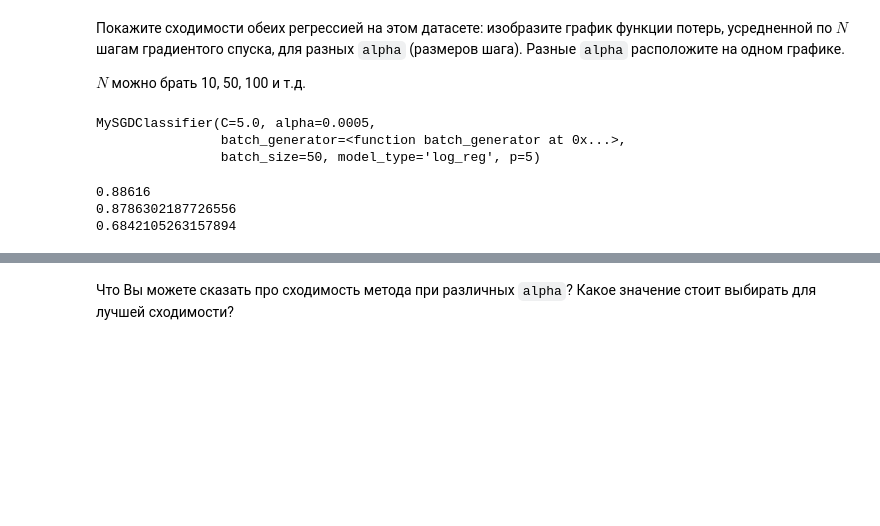
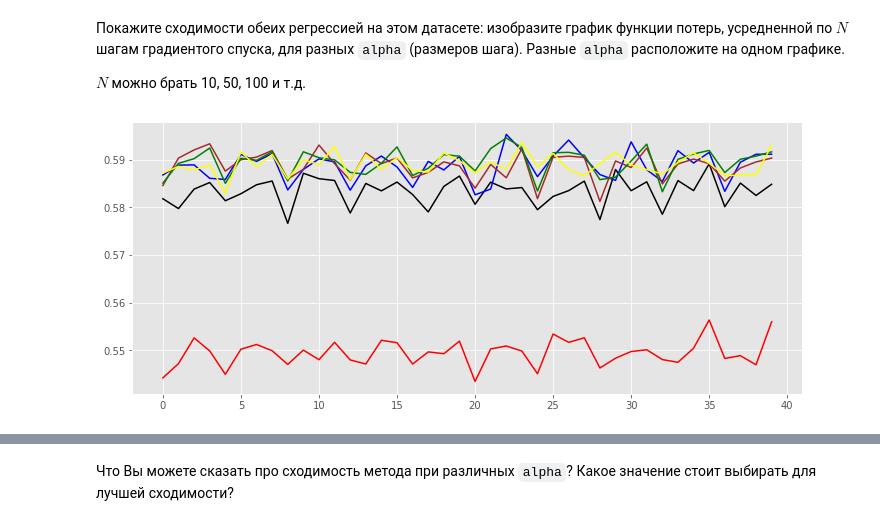
Before and after one commit to LeoQay/msu_machine_learning_spring_2022, a Jupyter notebook: homework2/Dmitriev_LA_hw2.ipynb, the cells around one changed output, grey strips where cells are left out. Cells and saved outputs as stored; diff of their text form; code cells hidden in the pictures; blank space fills up the shorter version.

```diff
--- a/homework2/Dmitriev_LA_hw2.ipynb
+++ b/homework2/Dmitriev_LA_hw2.ipynb
@@ -375,6 +375,11 @@ class MySGDClassifier(BaseEstimator, ClassifierMixin):
         elif self.model_type == 'log_reg':
             for x, y in zip(X_batch, y_batch):
                 some = sigmoid(np.dot(x, self.weights))
+                eps = 0.000000001
+                if math.fabs(some - 1.) < eps:
+                    some = 1 - eps
+                if math.fabs(some) < eps:
+                    some = eps
                 loss += (math.log(some) if y == 1 else math.log(1 - some))
             loss *= -1
         else:
@@ -460,7 +465,10 @@ class MySGDClassifier(BaseEstimator, ClassifierMixin):
                 mid += batch_loss
                 num += 1
             print(n, mid / num) if prints else None
+        self.find_best_sep(X, y)
+        return self
 
+    def find_best_sep(self, X, y):
         best_score = 0
         best_sigma = 0
         for pretend in list(np.linspace(0.0, 1.0, 20)):
@@ -469,7 +477,6 @@ class MySGDClassifier(BaseEstimator, ClassifierMixin):
                 best_score = score
                 best_sigma = pretend
         self.sep = best_sigma
-        return self
 
     def predict_edge(self, X, sigma):
         if self.model_type == 'lin_reg':
@@ -561,21 +568,27 @@ X, y = make_classification(n_samples=100000, n_features=10,
 Покажите сходимости обеих регрессией на этом датасете: изобразите график  функции потерь, усредненной по $N$ шагам градиентого спуска, для разных `alpha` (размеров шага). Разные `alpha` расположите на одном графике.
 
 $N$ можно брать 10, 50, 100 и т.д.
-# %%
-## Your Code Here
-my_clf = MySGDClassifier(p=5, max_epoch=10, batch_generator=batch_generator,
-                         batch_size=50, model_type='log_reg', C=5., alpha=0.0005)
-my_clf.fit(X, y)
-# %% [output]
-MySGDClassifier(C=5.0, alpha=0.0005,
-                batch_generator=<function batch_generator at 0x...>,
-                batch_size=50, model_type='log_reg', p=5)
-# %%
-pred = my_clf.predict(X)
-print(accuracy_score(y, pred))
-print(f1_score(y, pred))
-print(my_clf.sep)
-# %% [output]
-0.88616
-0.8786302187726556
-0.6842105263157894
+# %%
+## Your Code Here
+## log
+
+N = 500
+alphas = [0.1, 0.01, 0.001, 0.0001, 0.00001, 0.000001]
+colors = ['red', 'black', 'blue', 'brown', 'green', 'yellow']
+
+for alpha, color in zip(alphas, colors):
+    my_clf = MySGDClassifier(p=5, max_epoch=10, batch_generator=batch_generator,
+                         batch_size=50, model_type='log_reg', C=5., alpha=alpha)
+    my_clf.fit(X, y)
+    err = np.array(my_clf.errors_log['loss'])
+    dots = []
+    num = 0
+    while N * (num + 1) < len(err):
+        dots.append(err[num * N: (num + 1) * N].sum() / N)
+        num += 1
+    if N * num != len(err):
+        dots.append(err[N * num:].sum() / (len(err) - N * num))
+    plt.plot(np.arange(len(dots)), dots, color=color)
+plt.show()
+# %% [output]
+[figure, added]
```
Also changed, not shown: parts of 12 cells of this notebook.
